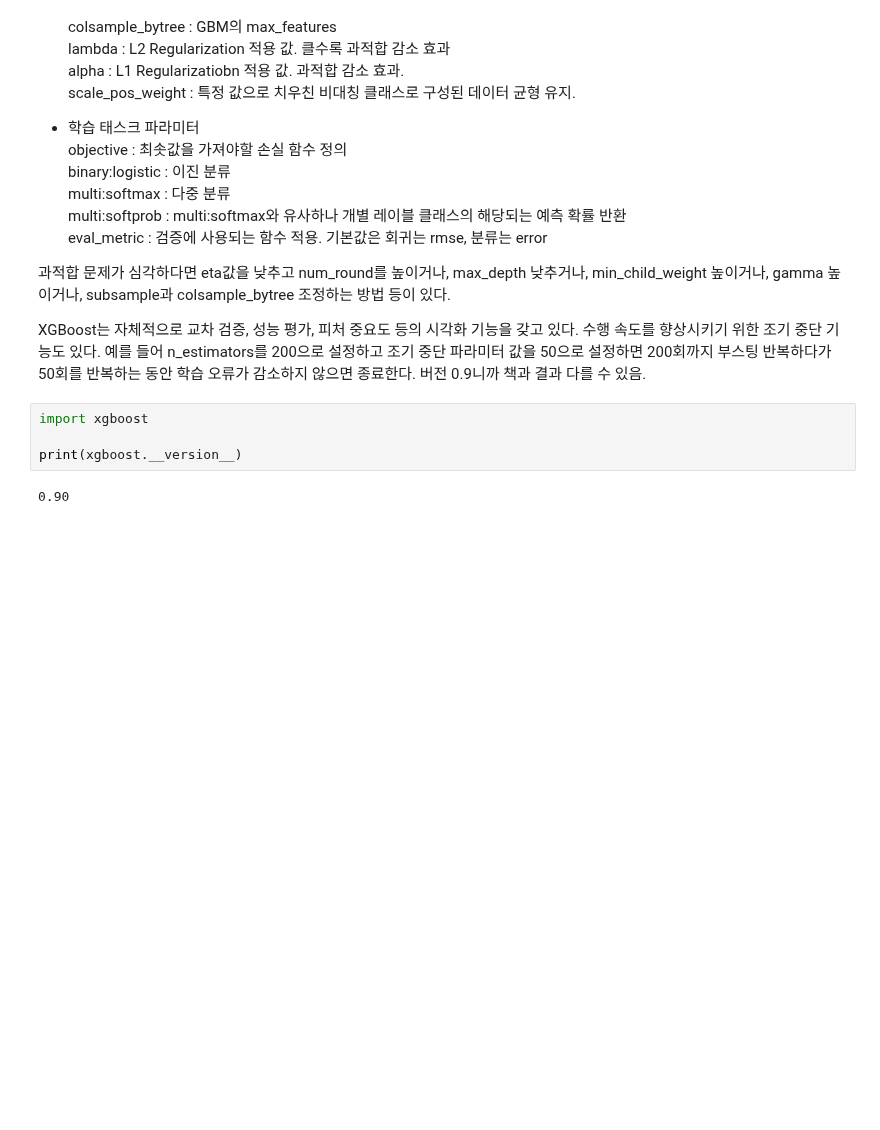
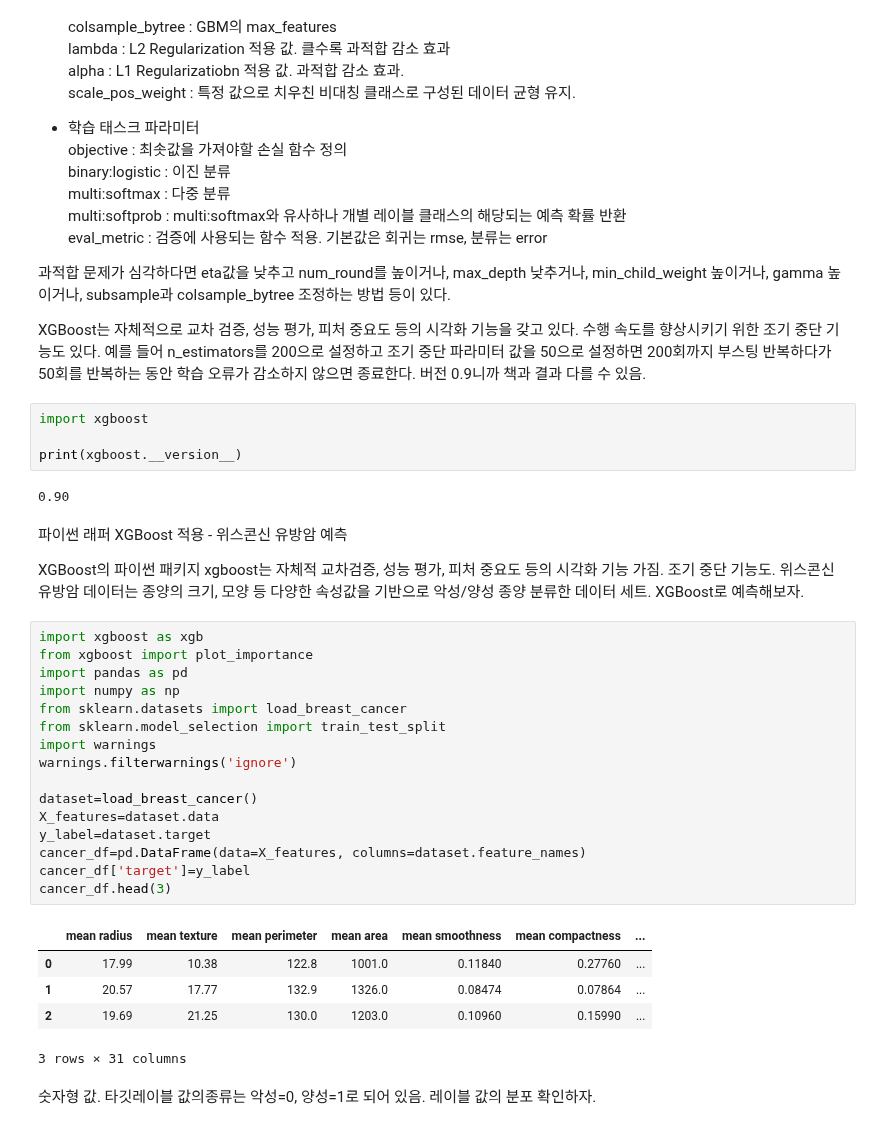
Before and after one commit to nyoons/ESAA, a Jupyter notebook: 2022_11_14_과제_파이썬_머신러닝_완벽가이드.ipynb, the cells around one changed output. Drawn from its saved outputs; the diff is of its cells as text; blank space fills up the shorter version.

```diff
--- a/2022_11_14_과제_파이썬_머신러닝_완벽가이드.ipynb
+++ b/2022_11_14_과제_파이썬_머신러닝_완벽가이드.ipynb
@@ -56,3 +56,31 @@ import xgboost
 print(xgboost.__version__)
 # %% [output]
 0.90
+# %% [markdown]
+파이썬 래퍼 XGBoost 적용 - 위스콘신 유방암 예측
+
+XGBoost의 파이썬 패키지 xgboost는 자체적 교차검증, 성능 평가, 피처 중요도 등의 시각화 기능 가짐. 조기 중단 기능도. 위스콘신 유방암 데이터는 종양의 크기, 모양 등 다양한 속성값을 기반으로 악성/양성 종양 분류한 데이터 세트. XGBoost로 예측해보자.
+# %%
+import xgboost as xgb
+from xgboost import plot_importance
+import pandas as pd
+import numpy as np
+from sklearn.datasets import load_breast_cancer
+from sklearn.model_selection import train_test_split
+import warnings
+warnings.filterwarnings('ignore')
+
+dataset=load_breast_cancer()
+X_features=dataset.data
+y_label=dataset.target
+cancer_df=pd.DataFrame(data=X_features, columns=dataset.feature_names)
+cancer_df['target']=y_label
+cancer_df.head(3)
+# %% [output]
+|  | mean radius | mean texture | mean perimeter | mean area | mean smoothness | mean compactness | ... |
+| 0 | 17.99 | 10.38 | 122.8 | 1001.0 | 0.11840 | 0.27760 | ... |
+| 1 | 20.57 | 17.77 | 132.9 | 1326.0 | 0.08474 | 0.07864 | ... |
+| 2 | 19.69 | 21.25 | 130.0 | 1203.0 | 0.10960 | 0.15990 | ... |
+3 rows × 31 columns
+# %% [markdown]
+숫자형 값. 타깃레이블 값의종류는 악성=0, 양성=1로 되어 있음. 레이블 값의 분포 확인하자.
```
Also changed, not shown: parts of 19 cells of this notebook.
